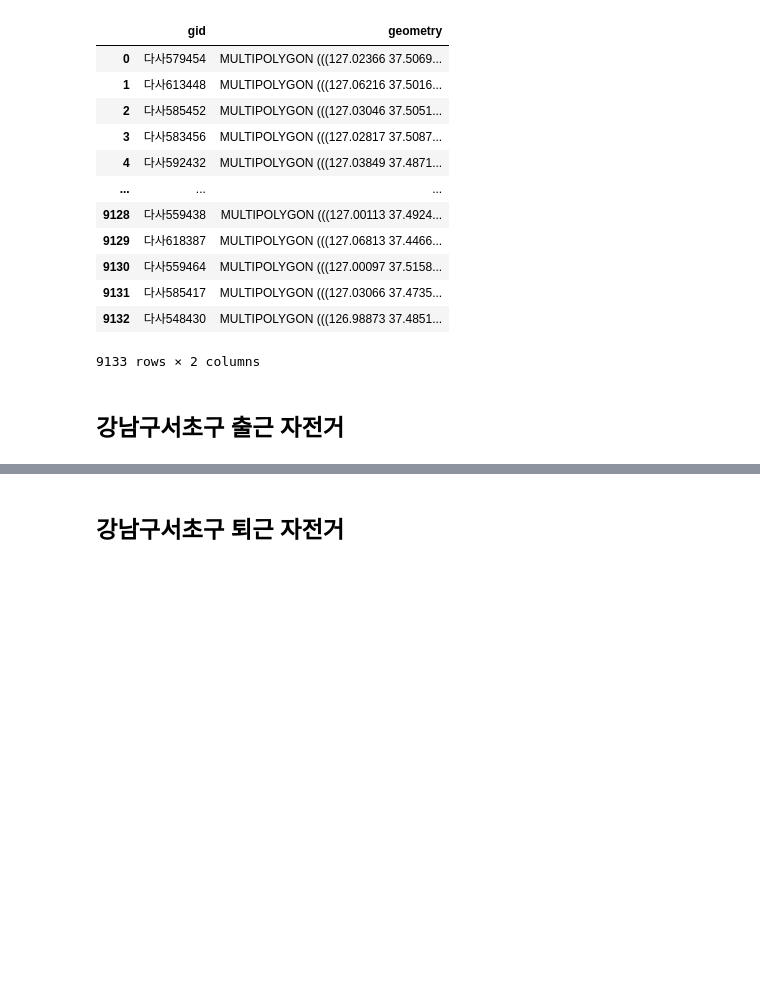
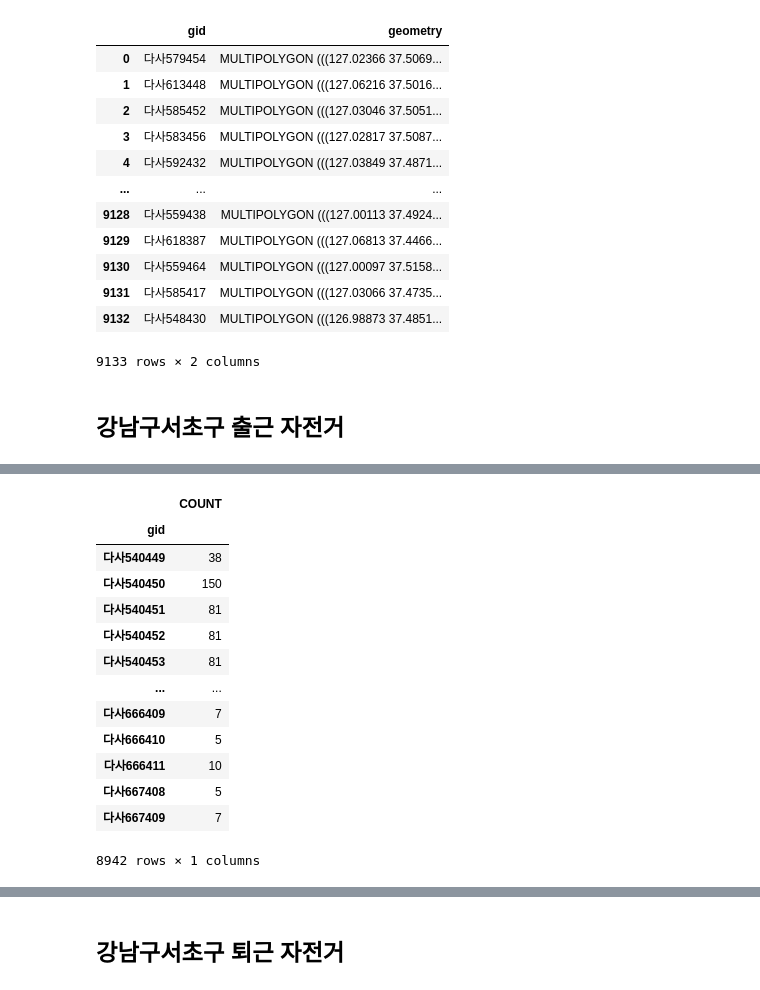
Before and after one commit to so02e/stop_kickrani_GIS, a Jupyter notebook: var_grid_bike.ipynb, the cells around one changed output, grey strips where cells are left out. Saved outputs shown, nothing was run; the diff lists cells and outputs as text; code cells hidden in the pictures; blank space fills up the shorter version.

```diff
--- a/var_grid_bike.ipynb
+++ b/var_grid_bike.ipynb
@@ -101,4 +125,20 @@ data1
 # %%
-result1 = data1[['아침총승객수', 'gid']].groupby(['gid']).sum()
+result1 = df[['COUNT', 'gid']].groupby(['gid']).sum()
+result1
+# %% [output]
+|  | COUNT |
+| gid |  |
+| 다사540449 | 38 |
+| 다사540450 | 150 |
+| 다사540451 | 81 |
+| 다사540452 | 81 |
+| 다사540453 | 81 |
+| ... | ... |
+| 다사666409 | 7 |
+| 다사666410 | 5 |
+| 다사666411 | 10 |
+| 다사667408 | 5 |
+| 다사667409 | 7 |
+8942 rows × 1 columns
 # %%
 result1.reset_index(inplace=True)
```
Also changed, not shown: parts of 41 cells of this notebook, 6 other files.
